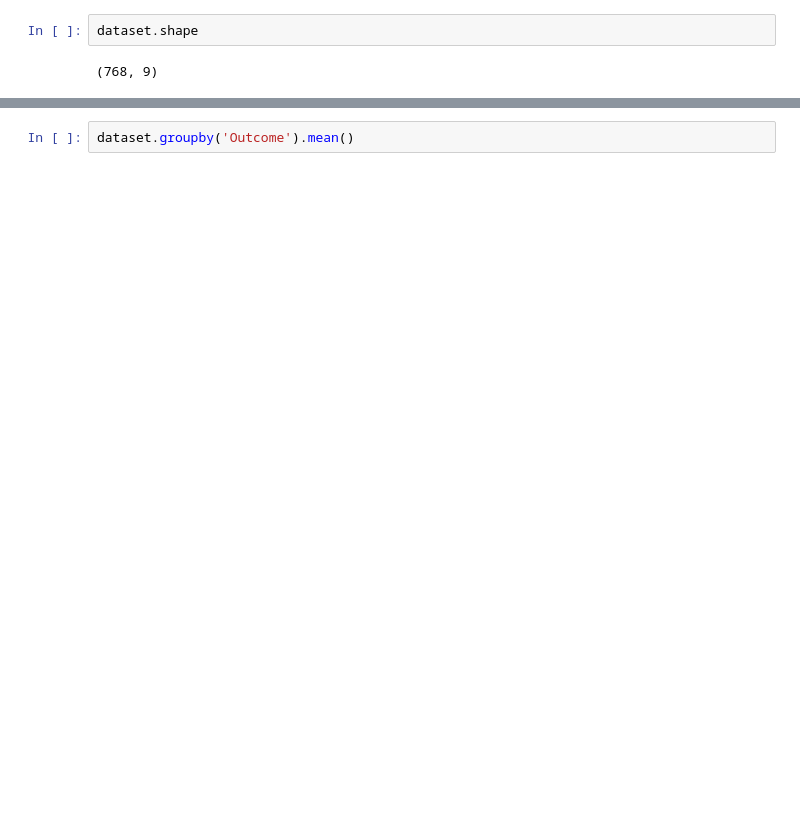
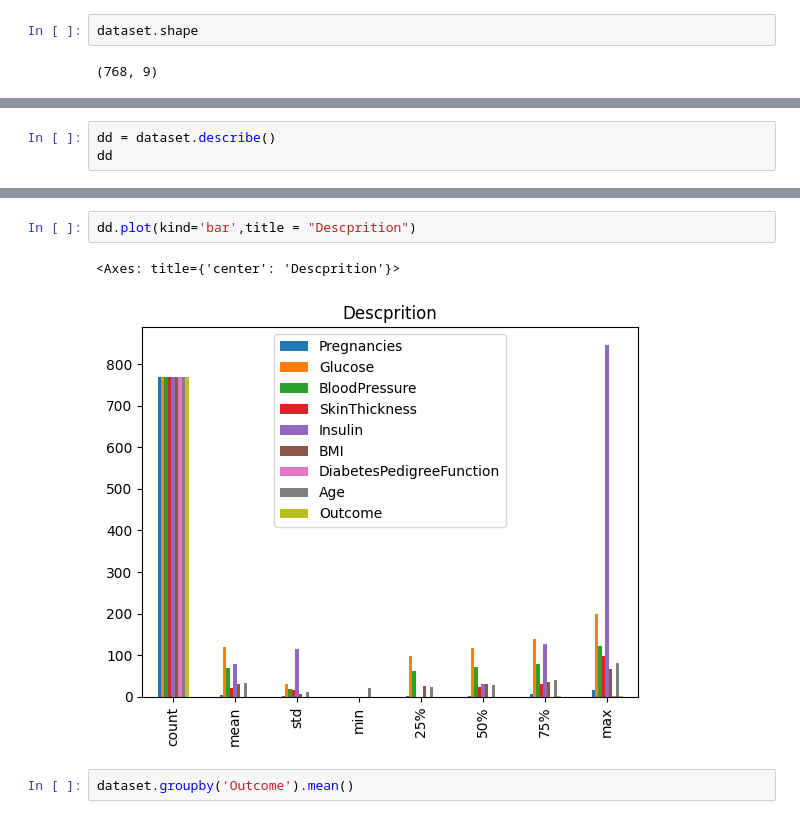
Before and after one commit to ssprasad-cyber/diabetics_prediction, a Jupyter notebook: diabetics_prediction_project.ipynb, the cells around one changed output, grey strips where cells are left out. Drawn from its saved outputs; the diff is of its cells as text; blank space fills up the shorter version.

```diff
--- a/diabetics_prediction_project.ipynb
+++ b/diabetics_prediction_project.ipynb
@@ -60,0 +55,3 @@ dataset.describe()
+# %%
+dd = dataset.describe()
+dd
@@ -61,3 +68,8 @@ dataset.describe()
+# %%
+dd.plot(kind='bar',title = "Descprition")
+# %% [output]
+<Axes: title={'center': 'Descprition'}>
+[figure, added]
 # %%
 dataset.groupby('Outcome').mean()
 # %% [output]
```
Also changed, not shown: parts of 5 cells of this notebook.
